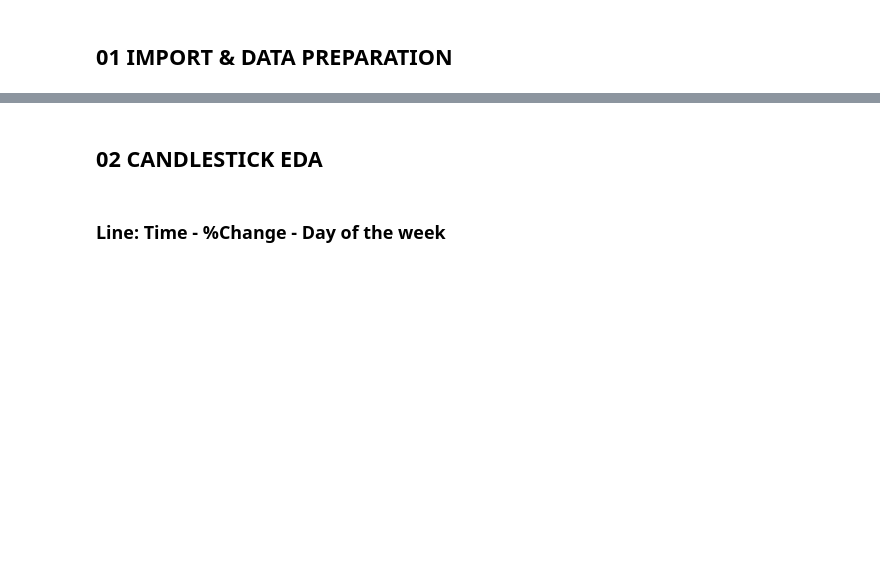
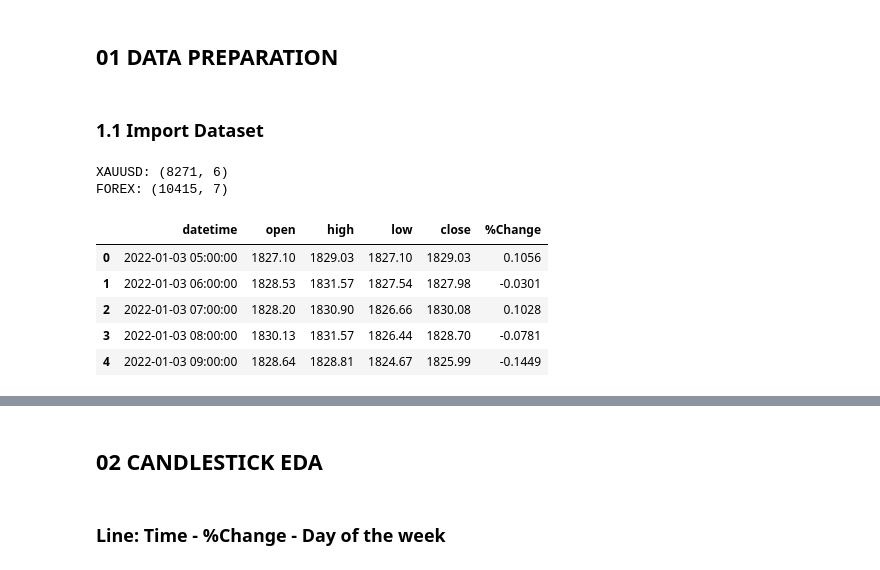
Before and after one commit to Pinkshepz/Enterprise, a Jupyter notebook: 03_Analytics/analytics.ipynb, the cells around one changed output, grey strips where cells are left out. Drawn from its saved outputs; the diff is of its cells as text; code cells hidden in the pictures; blank space fills up the shorter version.

```diff
--- a/03_Analytics/analytics.ipynb
+++ b/03_Analytics/analytics.ipynb
@@ -13,2 +77,2 @@
 # %% [markdown]
-## **01 IMPORT & DATA PREPARATION**
+## **01 DATA PREPARATION**
@@ -35,0 +79,2 @@ C_FONT = {"fontproperties": fm.FontProperties(fname=FONT_PATH.format(CONTENT)),
+# %% [markdown]
+### **1.1 Import Dataset**
@@ -35,0 +85,24 @@ C_FONT = {"fontproperties": fm.FontProperties(fname=FONT_PATH.format(CONTENT)),
+# %%
+# read csv
+DF_XAUUSD = pd.read_csv(PATH_XAUUSD, parse_dates=['time']).drop(columns=['Unnamed: 0'])
+DF_FOREX = pd.read_csv(PATH_FOREX, parse_dates=[['date', 'time']]).drop(columns=['Unnamed: 0'])
+
+DF_XAUUSD.rename(columns={'time': 'datetime'}, inplace=True)
+DF_FOREX.rename(columns={'date_time': 'datetime'}, inplace=True)
+
+# get shape
+print(f"XAUUSD: {DF_XAUUSD.shape}")
+print(f"FOREX: {DF_FOREX.shape}")
+# %% [output]
+XAUUSD: (8271, 6)
+FOREX: (10415, 7)
+# %%
+# preview dataset 1 (XAUUSD)
+DF_XAUUSD.head()
+# %% [output]
+|  | datetime | open | high | low | close | %Change |
+| 0 | 2022-01-03 05:00:00 | 1827.10 | 1829.03 | 1827.10 | 1829.03 | 0.1056 |
+| 1 | 2022-01-03 06:00:00 | 1828.53 | 1831.57 | 1827.54 | 1827.98 | -0.0301 |
+| 2 | 2022-01-03 07:00:00 | 1828.20 | 1830.90 | 1826.66 | 1830.08 | 0.1028 |
+| 3 | 2022-01-03 08:00:00 | 1830.13 | 1831.57 | 1826.44 | 1828.70 | -0.0781 |
+| 4 | 2022-01-03 09:00:00 | 1828.64 | 1828.81 | 1824.67 | 1825.99 | -0.1449 |
```
Also changed, not shown: parts of 26 cells of this notebook, 1 other file.
